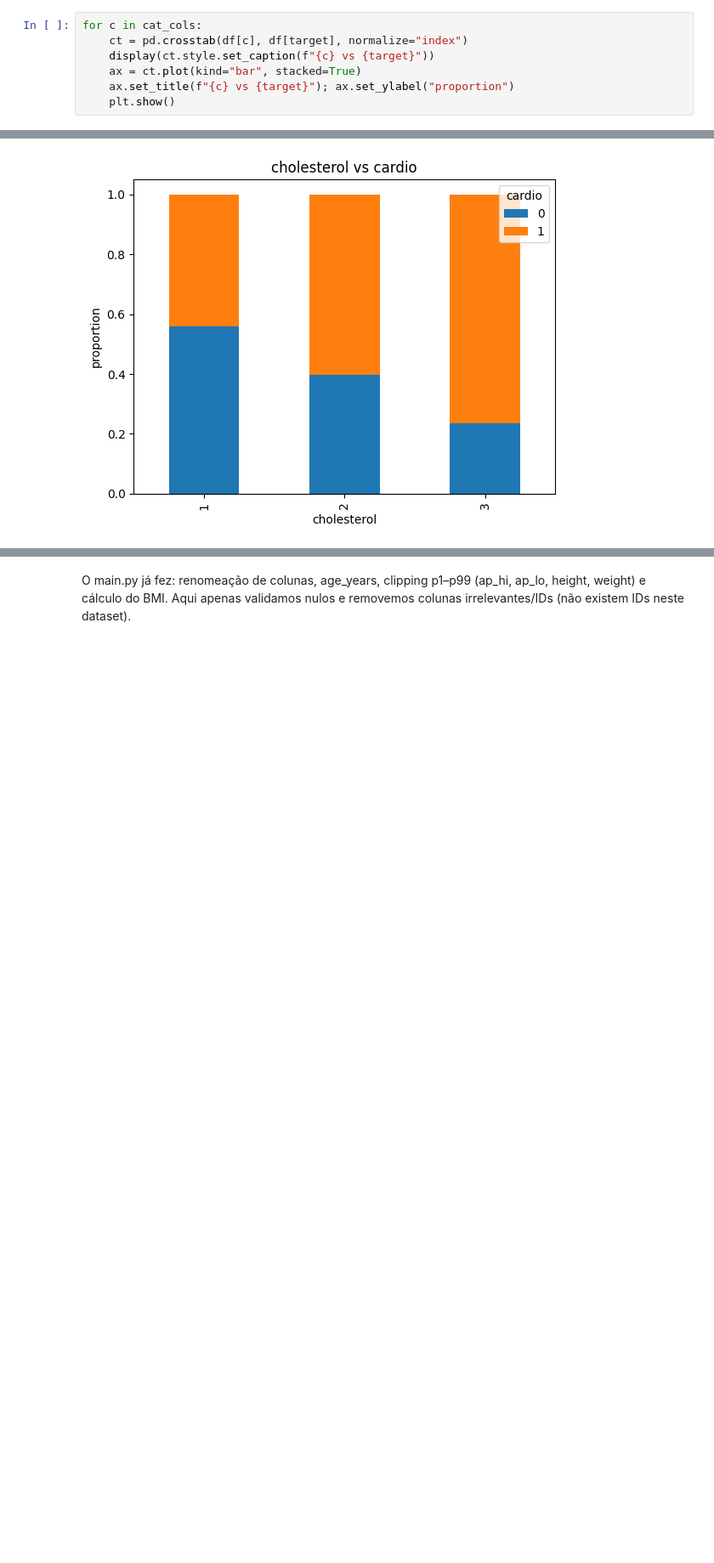
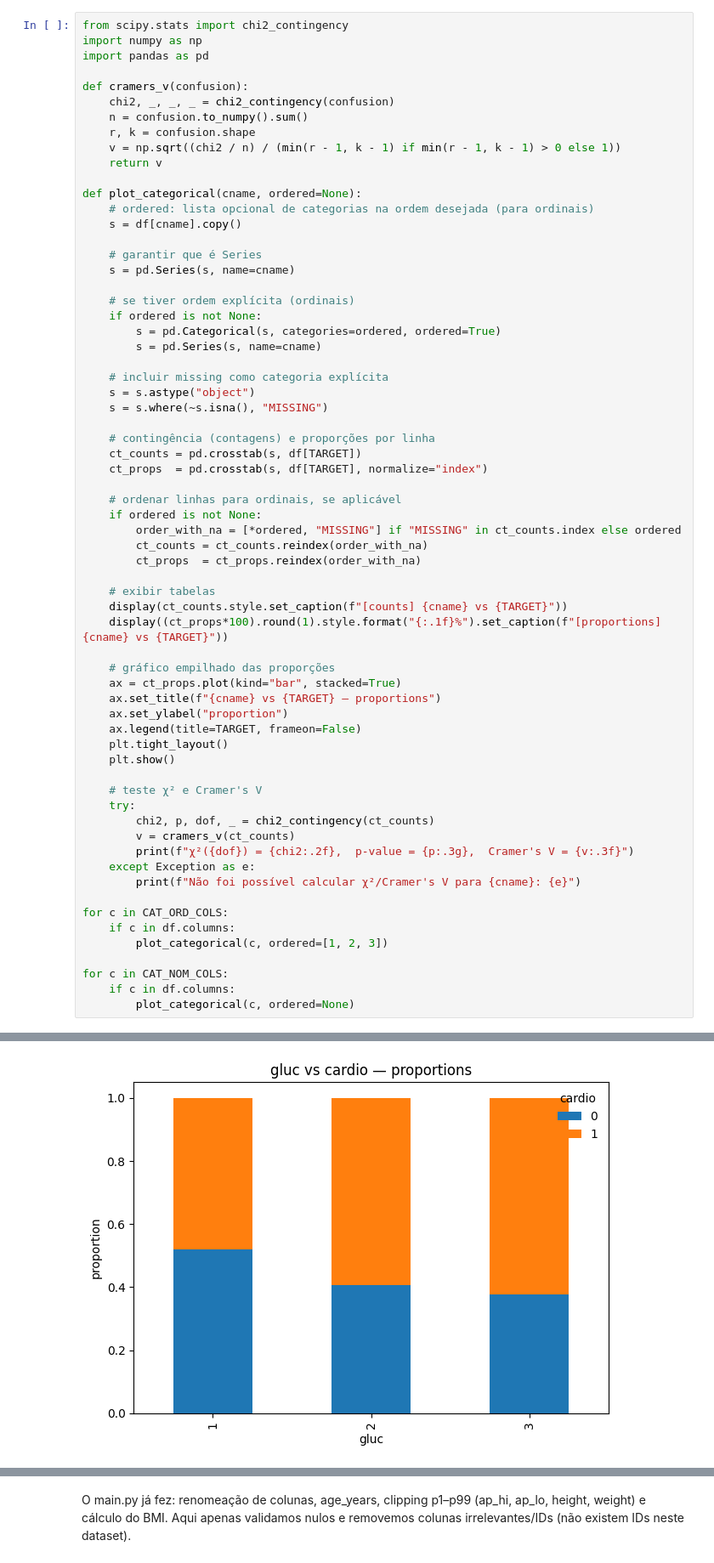
Before and after one commit to FranciscoNunessss/ML1analyses, a Jupyter notebook: notebook/01_EDA_Cardio.ipynb, the cells around one changed output, grey strips where cells are left out. Shown: that part at 85% size. Saved outputs shown, nothing was run; the diff lists cells and outputs as text; blank space fills up the shorter version.

```diff
--- a/notebook/01_EDA_Cardio.ipynb
+++ b/notebook/01_EDA_Cardio.ipynb
@@ -166,8 +315,66 @@ plt.tight_layout(); plt.show()
 # %%
-for c in cat_cols:
-    ct = pd.crosstab(df[c], df[target], normalize="index")
-    display(ct.style.set_caption(f"{c} vs {target}"))
-    ax = ct.plot(kind="bar", stacked=True)
-    ax.set_title(f"{c} vs {target}"); ax.set_ylabel("proportion")
+from scipy.stats import chi2_contingency
+import numpy as np
+import pandas as pd
+
+def cramers_v(confusion):
+    chi2, _, _, _ = chi2_contingency(confusion)
+    n = confusion.to_numpy().sum()
+    r, k = confusion.shape
+    v = np.sqrt((chi2 / n) / (min(r - 1, k - 1) if min(r - 1, k - 1) > 0 else 1))
+    return v
+
+def plot_categorical(cname, ordered=None):
+    # ordered: lista opcional de categorias na ordem desejada (para ordinais)
+    s = df[cname].copy()
+
+    # garantir que é Series
+    s = pd.Series(s, name=cname)
+
+    # se tiver ordem explícita (ordinais)
+    if ordered is not None:
+        s = pd.Categorical(s, categories=ordered, ordered=True)
+        s = pd.Series(s, name=cname)
+
+    # incluir missing como categoria explícita
+    s = s.astype("object")
+    s = s.where(~s.isna(), "MISSING")
+
+    # contingência (contagens) e proporções por linha
+    ct_counts = pd.crosstab(s, df[TARGET])
+    ct_props  = pd.crosstab(s, df[TARGET], normalize="index")
+
+    # ordenar linhas para ordinais, se aplicável
+    if ordered is not None:
+        order_with_na = [*ordered, "MISSING"] if "MISSING" in ct_counts.index else ordered
+        ct_counts = ct_counts.reindex(order_with_na)
+        ct_props  = ct_props.reindex(order_with_na)
+
+    # exibir tabelas
+    display(ct_counts.style.set_caption(f"[counts] {cname} vs {TARGET}"))
+    display((ct_props*100).round(1).style.format("{:.1f}%").set_caption(f"[proportions] {cname} vs {TARGET}"))
+
+    # gráfico empilhado das proporções
+    ax = ct_props.plot(kind="bar", stacked=True)
+    ax.set_title(f"{cname} vs {TARGET} — proportions")
+    ax.set_ylabel("proportion")
+    ax.legend(title=TARGET, frameon=False)
+    plt.tight_layout()
     plt.show()
+
+    # teste χ² e Cramer's V
+    try:
+        chi2, p, dof, _ = chi2_contingency(ct_counts)
+        v = cramers_v(ct_counts)
+        print(f"χ²({dof}) = {chi2:.2f},  p-value = {p:.3g},  Cramer's V = {v:.3f}")
+    except Exception as e:
+        print(f"Não foi possível calcular χ²/Cramer's V para {cname}: {e}")
+
+for c in CAT_ORD_COLS:
+    if c in df.columns:
+        plot_categorical(c, ordered=[1, 2, 3])
+
+for c in CAT_NOM_COLS:
+    if c in df.columns:
+        plot_categorical(c, ordered=None)
 # %% [output]
@@ -186 +407 @@ cholesterol vs cardio
-[figure, old version]
+[figure, new version]
```
Also changed, not shown: parts of 17 cells of this notebook.
